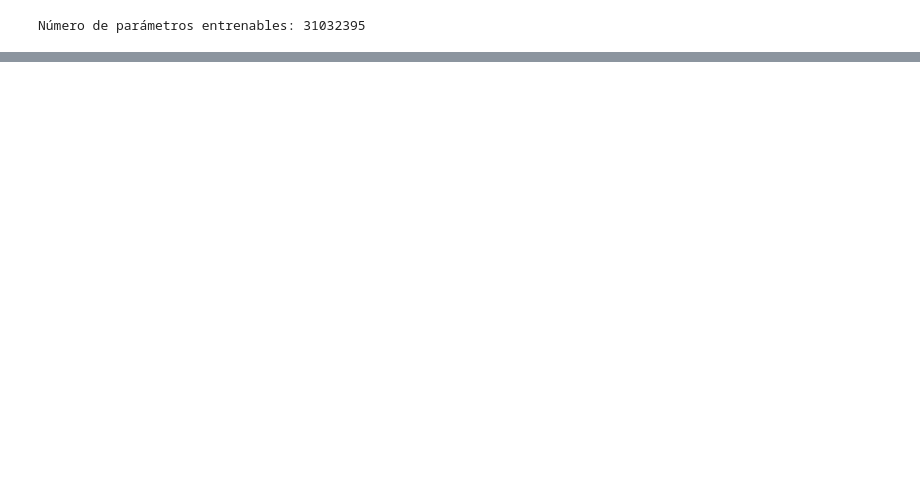
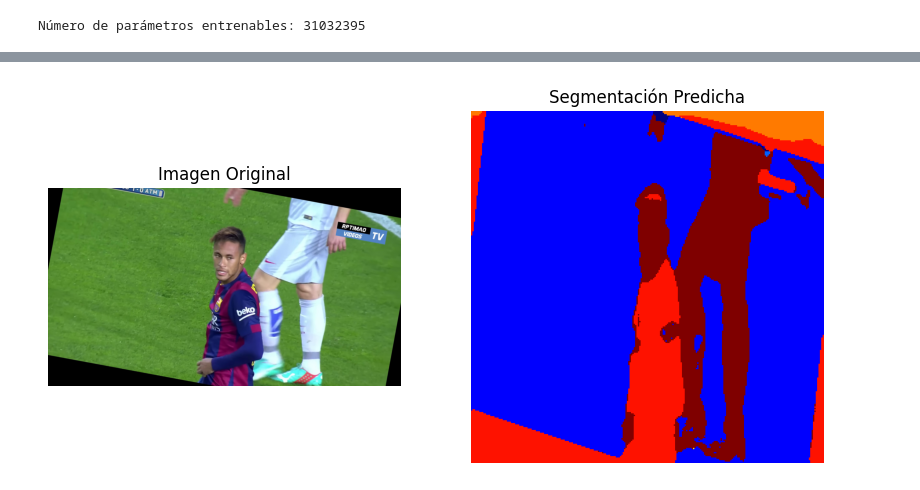
Before and after one commit to Josemgallegos/semantic-segmentation, a Jupyter notebook: notebook/training_unet.ipynb, the cells around one changed output, grey strips where cells are left out. Cells and saved outputs as stored; diff of their text form; code cells hidden in the pictures; blank space fills up the shorter version.

```diff
--- a/notebook/training_unet.ipynb
+++ b/notebook/training_unet.ipynb
@@ -215,5 +207,5 @@ def train_model(model, dataloader, criterion, optimizer, epochs=10):
 
     print(f'Epoch {epoch+1}/{epochs}, Loss: {epoch_loss/len(dataloader)}')
 
-train_model(model, dataloader, criterion, optimizer, epochs=10)
+train_model(model, dataloader, criterion, optimizer, epochs=20)
 # %% [output]
@@ -260,3 +273,5 @@ def predict_image(model, image_path):
 # %%
 # Prueba con una imagen nueva
-predict_image(model, "/content/drive/MyDrive/semantic-segmentation/images/foto.jpg")
+predict_image(model, "../dataset/augmented_images/5_aug0.jpg")
+# %% [output]
+[figure, added]
```
Also changed, not shown: parts of 8 cells of this notebook.
